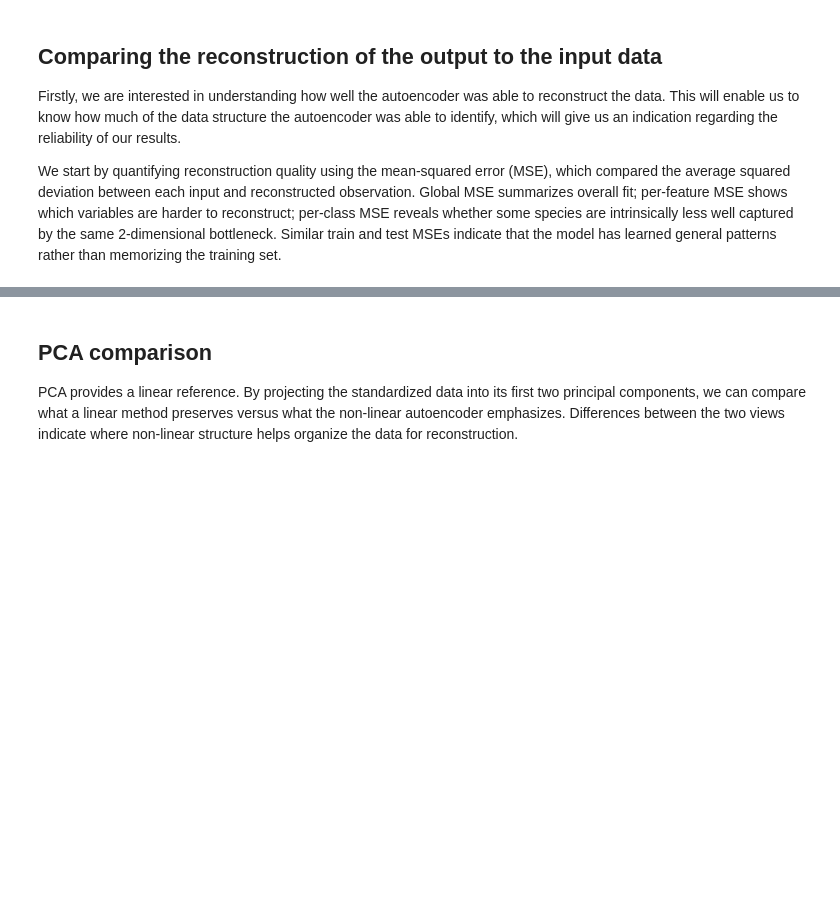
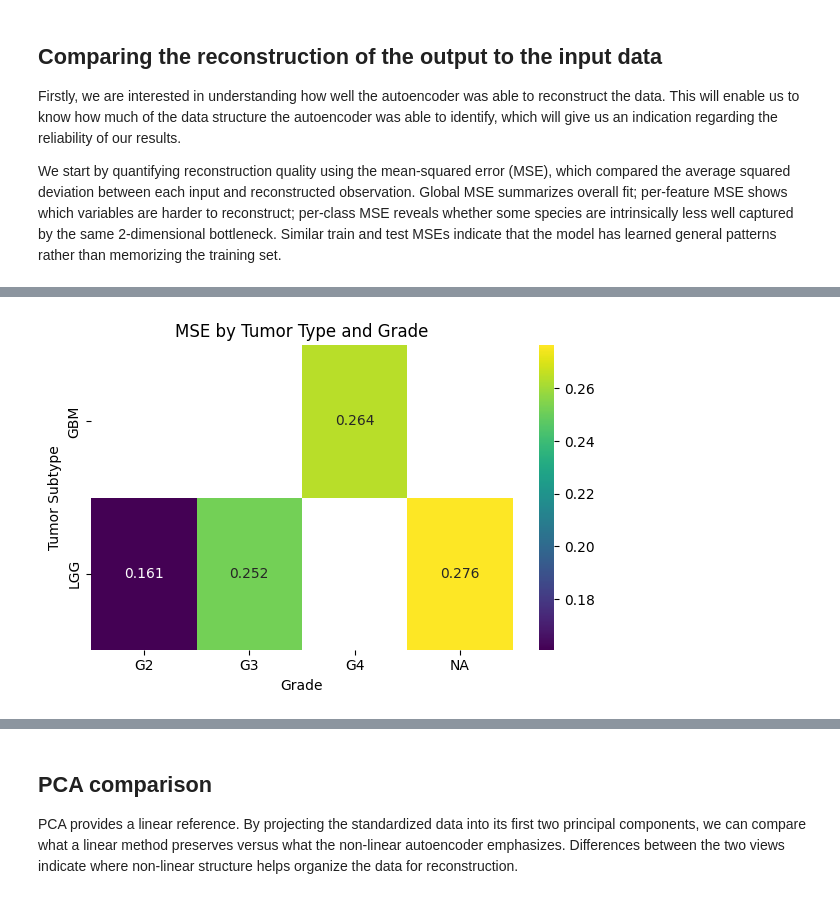
Before and after one commit to themishalka/Project-Deep-Learning, a Jupyter notebook: scripts/analysis_ae.ipynb, the cells around one changed output, grey strips where cells are left out. Cells and saved outputs as stored; diff of their text form; code cells hidden in the pictures; blank space fills up the shorter version.

```diff
--- a/scripts/analysis_ae.ipynb
+++ b/scripts/analysis_ae.ipynb
@@ -206,3 +241,29 @@ plt.show()
+# %%
+df = pd.DataFrame({
+    "mse": mse_per_sample,
+    "tumor": tumor_map.values,
+    "grade": grade_map.values,
+})
+pivot = (
+    df.groupby(["tumor", "grade"])["mse"]
+      .mean()
+      .unstack()       # rows = tumor type, columns = grade
+)
+
+plt.figure(figsize=(6,4))
+sns.heatmap(
+    pivot,
+    annot=True,
+    fmt=".3f",
+    cmap="viridis"
+)
+plt.title("MSE by Tumor Type and Grade")
+plt.ylabel("Tumor Subtype")
+plt.xlabel("Grade")
+plt.tight_layout()
+plt.show()
+# %% [output]
+[figure, added]
 # %%
 # heatmap of the reconstructed vs input gene counts for the worst genes
 worst_genes = mse_per_feature.sort_values(ascending=False).head(20).index
```
Also changed, not shown: parts of 43 cells of this notebook, 5 other files.
